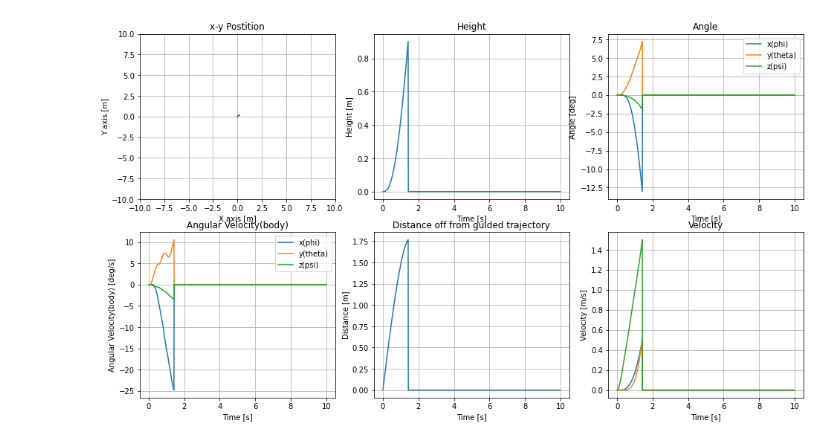
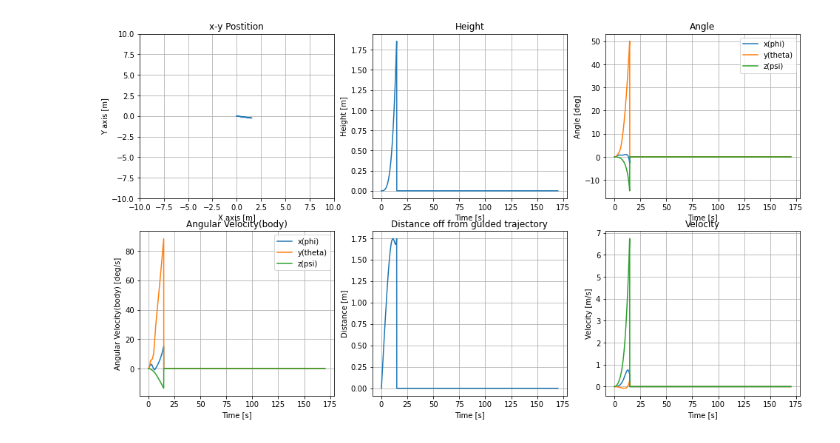
Before and after one commit to jjffkkgg/pytorch_practice, a Jupyter notebook: python/test_system/quadrotor/trained_net/data analysis.ipynb, the cells around one changed output. Saved outputs shown, nothing was run; the diff lists cells and outputs as text; code cells hidden in the pictures.

```diff
--- a/python/test_system/quadrotor/trained_net/data analysis.ipynb
+++ b/python/test_system/quadrotor/trained_net/data analysis.ipynb
@@ -20,5 +20,5 @@ plt.grid()
 # %%
-index = 10
+index = 1
 
 fig2 = plt.figure(num = 2, figsize=(16,9))
 ax1 = fig2.add_subplot(2, 3, 1)
@@ -47,31 +47,31 @@ plt.xlabel('Time [s]')
 plt.ylabel('Angle [deg]')
 plt.legend(['x(phi)','y(theta)','z(psi)'])
 plt.grid()
 
 ax4 = fig2.add_subplot(2, 3, 4)
 plt.plot(t, data[index,:,0]*180/np.pi,
             t, data[index,:,1]*180/np.pi,
             t, data[index,:,2]*180/np.pi)
 plt.title('Angular Velocity(body)')
 plt.xlabel('Time [s]')
 plt.ylabel('Angular Velocity(body) [deg/s]')
 plt.legend(['x(phi)','y(theta)','z(psi)'])
 plt.grid()
 
 ax5 = fig2.add_subplot(2, 3, 5)
 plt.plot(t,distance[index,:])
 plt.title('Distance off from guided trajectory')
 plt.xlabel('Time [s]')
 plt.ylabel('Distance [m]')
 plt.grid()
 
 ax6 = fig2.add_subplot(2,3,6)
 plt.plot(t, data[index,:,3],
             t, data[index,:,4],
             t, data[index,:,5])
 plt.title('Velocity')
 plt.xlabel('Time [s]')
 plt.ylabel('Velocity [m/s]')
 plt.grid()
 # %% [output]
-[figure, old version]
+[figure, new version]
```
Also changed, not shown: parts of 1 cell of this notebook, 8 other files.
